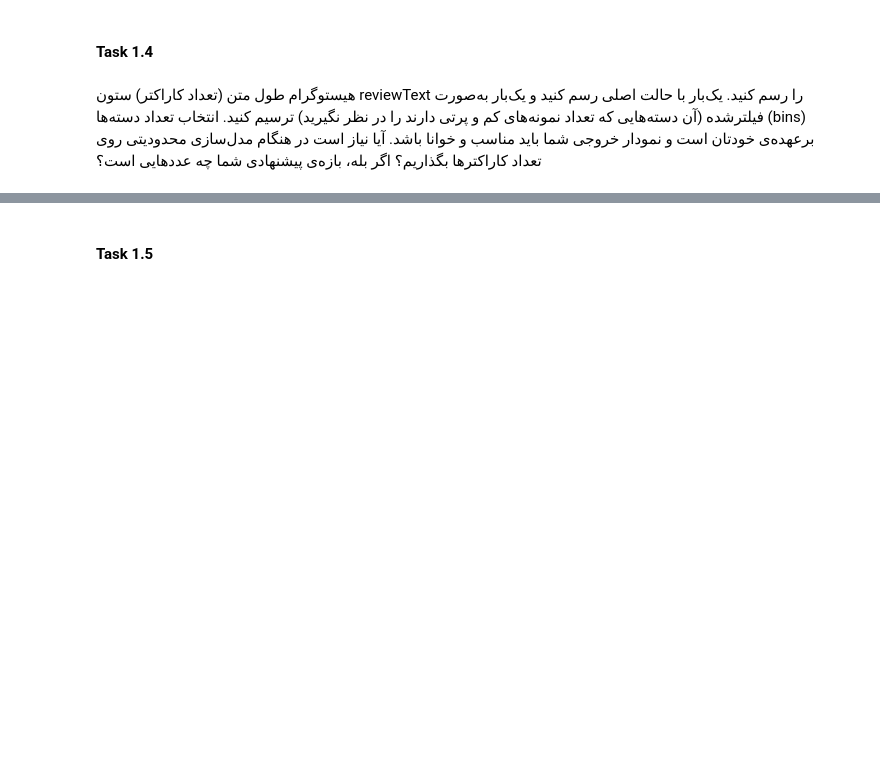
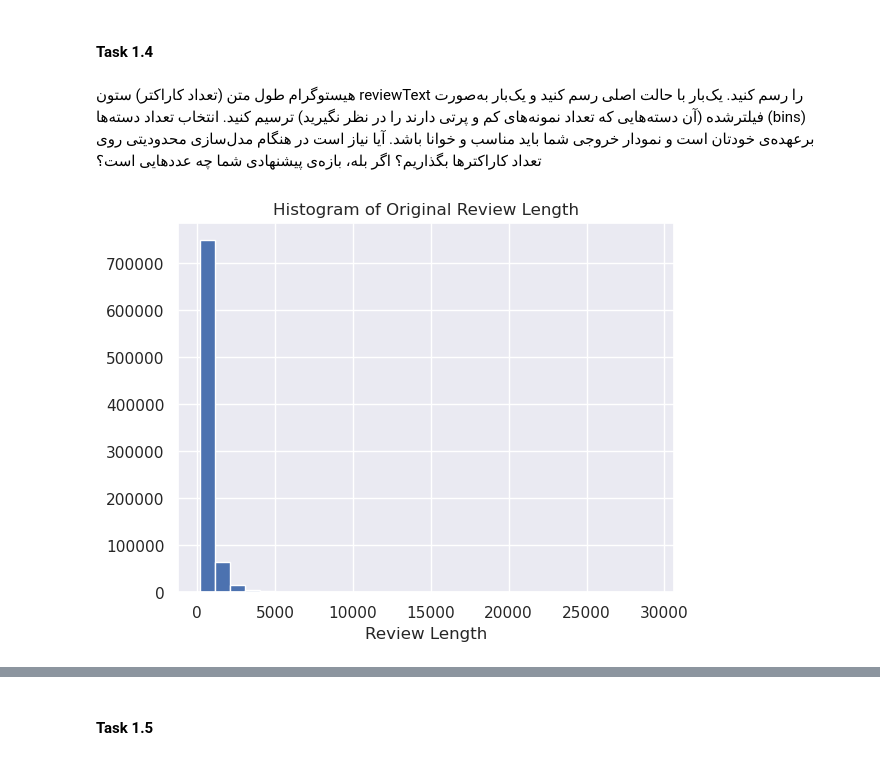
Before and after one commit to Maboudi-Ali/Sentiment_Analysis, a Jupyter notebook: notebooks/Part_1.ipynb, the cells around one changed output, grey strips where cells are left out. Cells and saved outputs as stored; diff of their text form; code cells hidden in the pictures; blank space fills up the shorter version.

```diff
--- a/notebooks/Part_1.ipynb
+++ b/notebooks/Part_1.ipynb
@@ -129,5 +129,12 @@ plt.show()
 <div dir='rtl'>
 هیستوگرام طول متن (تعداد کاراکتر) ستون reviewText را رسم کنید. یک‌بار با حالت اصلی رسم کنید و یک‌بار به‌صورت فیلترشده (آن دسته‌هایی که تعداد نمونه‌های کم و پرتی دارند را در نظر نگیرید) ترسیم کنید. انتخاب تعداد دسته‌ها (bins) برعهده‌ی خودتان است و نمودار خروجی شما باید مناسب و خوانا باشد. آیا نیاز است در هنگام مدل‌سازی محدودیتی روی تعداد کاراکترها بگذاریم؟ اگر بله، بازه‌ی پیشنهادی شما چه عددهایی است؟
 </div>
+# %%
+review_length = train_data['reviewText'].apply(lambda x: len(x))
 # %%
-# TO-DO
+review_length.hist(bins=30)
+plt.title('Histogram of Original Review Length')
+plt.xlabel('Review Length')
+plt.show()
+# %% [output]
+[figure, added]
```
Also changed, not shown: parts of 2 cells of this notebook.
